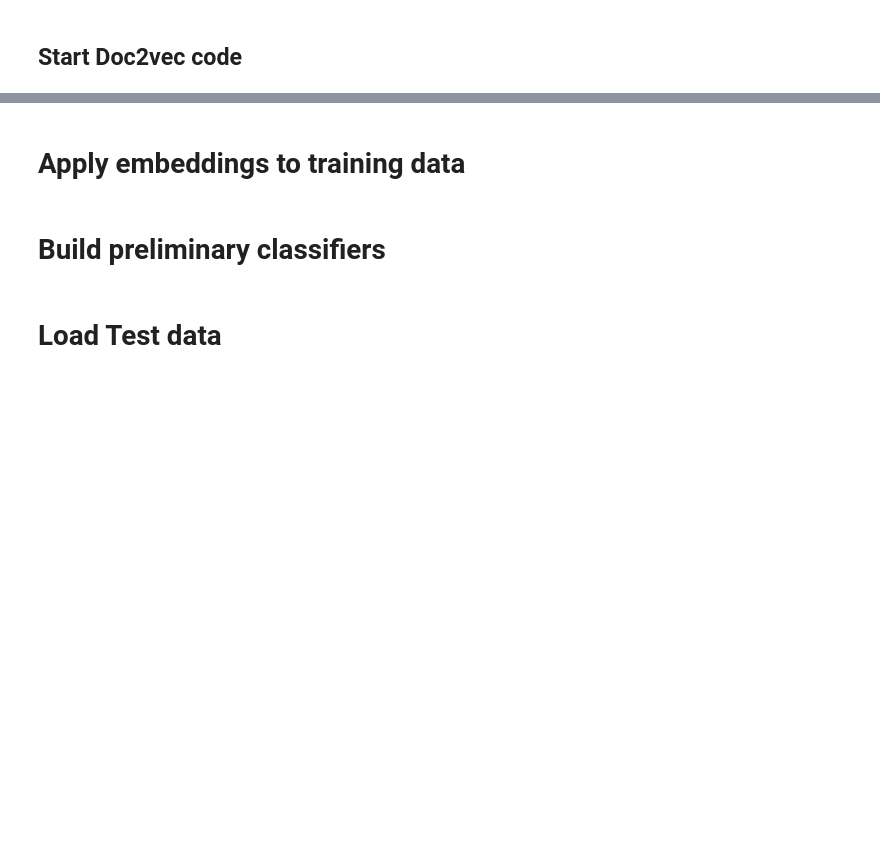
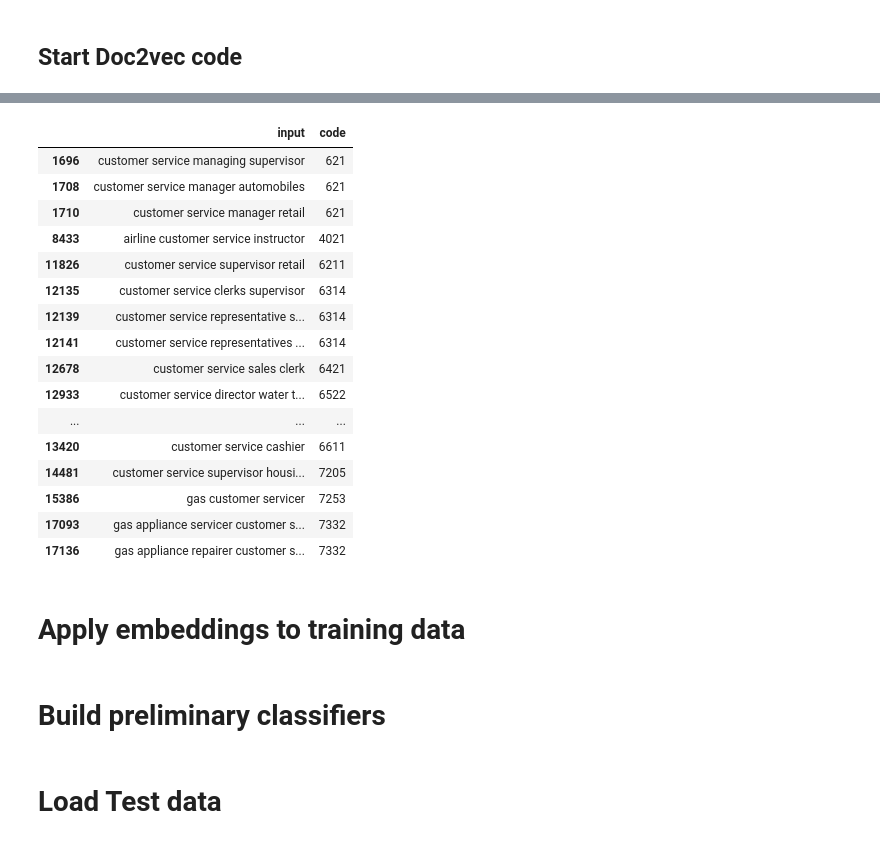
Before and after one commit to suarez96/CS_4993, a Jupyter notebook: doc2vec_training.ipynb, the cells around one changed output, grey strips where cells are left out. Saved outputs shown, nothing was run; the diff lists cells and outputs as text; code cells hidden in the pictures; blank space fills up the shorter version.

```diff
--- a/doc2vec_training.ipynb
+++ b/doc2vec_training.ipynb
@@ -41,6 +41,7 @@ print(ocurrences)
 # %%
 # key is abbreviation, value is expanded occupation
 abbreviations_map = {}
+STRIP_ABBREVIATIONS = True
 
 def handle_single_quotes(text):
     """
@@ -248,5 +246,6 @@ df = df.apply(unpack_descriptions, axis = 1)
 # %%
-train_df = dict(all_job_samples)
-# train_df.update(all_descriptions)
-train_df = pd.DataFrame(train_df.items(), columns = ['input', 'code'])
-train_df['input'] = train_df['input'].apply(preprocess_text)
+train_df = pd.DataFrame(dict(all_job_samples).items(), columns = ['input', 'code'])
+print("Samples before dropping duplicates", len(train_df))
+train_df['input'] = train_df['input'].apply(preprocess_text, args = (STRIP_ABBREVIATIONS,))
+train_df = train_df.drop_duplicates()
+print("Samples after dropping duplicates", len(train_df))
@@ -454,3 +473,23 @@ for occ in test_occupations:
+# %%
+train_df.loc[train_df['input'].str.contains('customer service')]
+# %% [output]
+|  | input | code |
+| 1696 | customer service managing supervisor | 621 |
+| 1708 | customer service manager automobiles | 621 |
+| 1710 | customer service manager retail | 621 |
+| 8433 | airline customer service instructor | 4021 |
+| 11826 | customer service supervisor retail | 6211 |
+| 12135 | customer service clerks supervisor | 6314 |
+| 12139 | customer service representative s... | 6314 |
+| 12141 | customer service representatives ... | 6314 |
+| 12678 | customer service sales clerk | 6421 |
+| 12933 | customer service director water t... | 6522 |
+| ... | ... | ... |
+| 13420 | customer service cashier | 6611 |
+| 14481 | customer service supervisor housi... | 7205 |
+| 15386 | gas customer servicer | 7253 |
+| 17093 | gas appliance servicer customer s... | 7332 |
+| 17136 | gas appliance repairer customer s... | 7332 |
 # %% [markdown]
 # Apply embeddings to training data
 # %%
```
Also changed, not shown: parts of 24 cells of this notebook, 1 other file.
